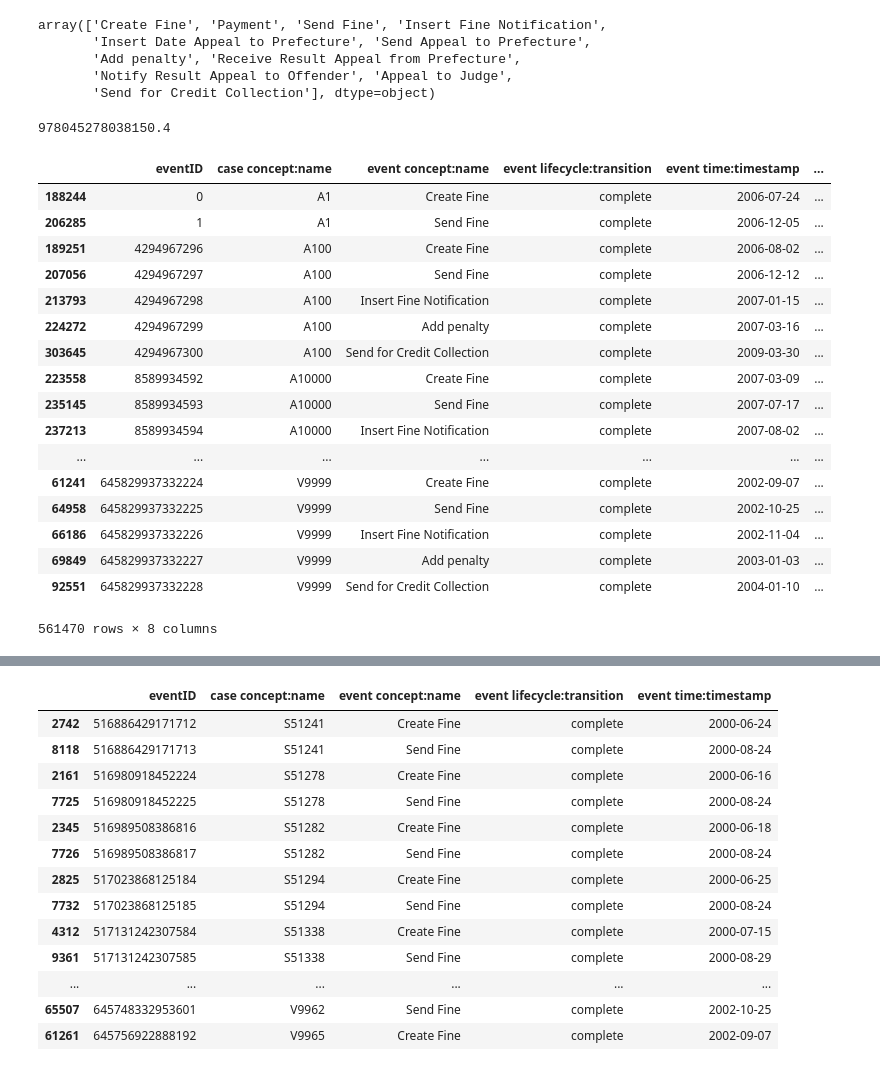
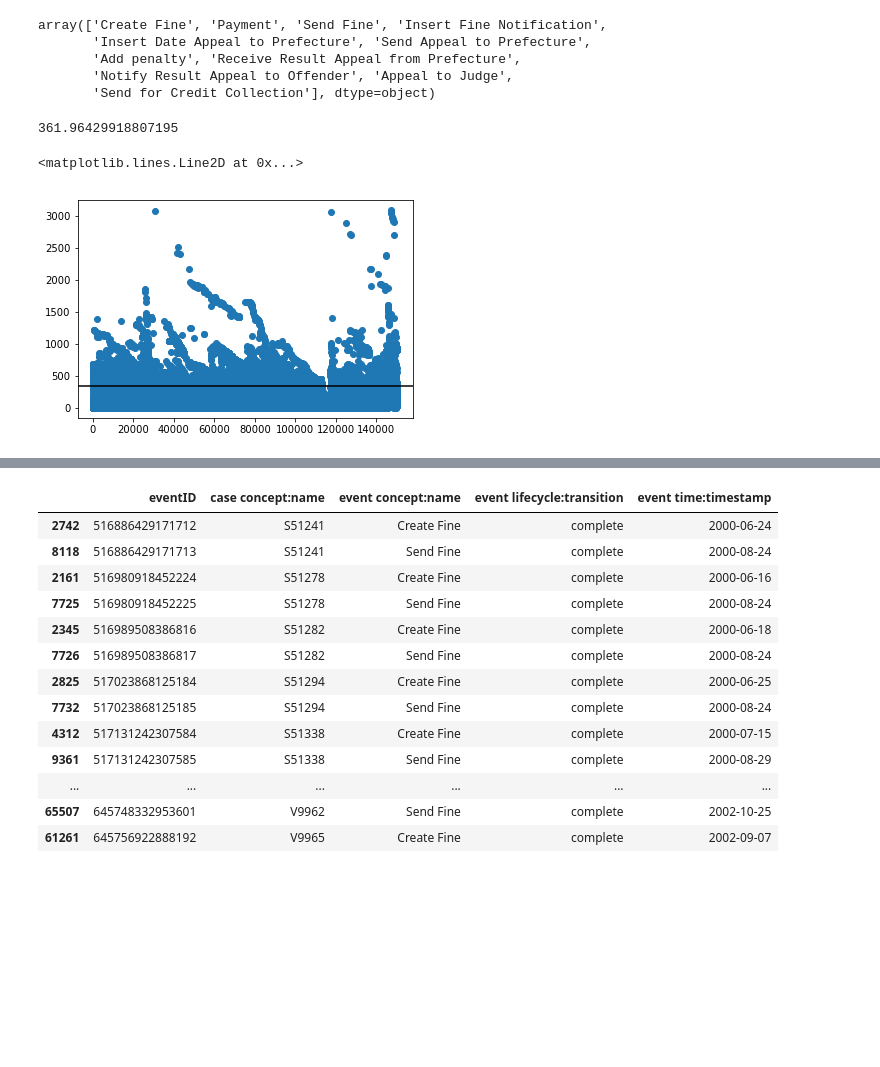
Before and after one commit to dbl-process-mining-group-7/Time-Cycle-Prediction-Tool, a Jupyter notebook: Process Mining test code.ipynb, the cells around one changed output, grey strips where cells are left out. Cells and saved outputs as stored; diff of their text form; code cells hidden in the pictures; blank space fills up the shorter version.

Commit message:
update, implemented naive estimator and some plots for exploration

```diff
--- a/Process Mining test code.ipynb
+++ b/Process Mining test code.ipynb
@@ -74,27 +75,8 @@ def to_days(x):
     return datetime.timedelta(seconds=x)
 df['estimator'] = df['estimator'].apply(to_days)
 # %%
-sum((df['time-to-end'] - df['estimator']).apply(to_seconds).apply(lambda x: x ** 2))/len(df)
+math.sqrt(sum((df['time-to-end'] - df['estimator']).apply(to_seconds).apply(lambda x: x ** 2))/len(df))/3600/24
 # %% [output]
-978045278038150.4
+361.96429918807195
-# %%
-df
-# %% [output]
-|  | eventID | case concept:name | event concept:name | event lifecycle:transition | event time:timestamp | ... |
-| 188244 | 0 | A1 | Create Fine | complete | 2006-07-24 | ... |
-| 206285 | 1 | A1 | Send Fine | complete | 2006-12-05 | ... |
-| 189251 | 4294967296 | A100 | Create Fine | complete | 2006-08-02 | ... |
-| 207056 | 4294967297 | A100 | Send Fine | complete | 2006-12-12 | ... |
-| 213793 | 4294967298 | A100 | Insert Fine Notification | complete | 2007-01-15 | ... |
-| 224272 | 4294967299 | A100 | Add penalty | complete | 2007-03-16 | ... |
-| 303645 | 4294967300 | A100 | Send for Credit Collection | complete | 2009-03-30 | ... |
-| 223558 | 8589934592 | A10000 | Create Fine | complete | 2007-03-09 | ... |
-| 235145 | 8589934593 | A10000 | Send Fine | complete | 2007-07-17 | ... |
-| 237213 | 8589934594 | A10000 | Insert Fine Notification | complete | 2007-08-02 | ... |
-| ... | ... | ... | ... | ... | ... | ... |
-| 61241 | 645829937332224 | V9999 | Create Fine | complete | 2002-09-07 | ... |
-| 64958 | 645829937332225 | V9999 | Send Fine | complete | 2002-10-25 | ... |
-| 66186 | 645829937332226 | V9999 | Insert Fine Notification | complete | 2002-11-04 | ... |
-| 69849 | 645829937332227 | V9999 | Add penalty | complete | 2003-01-03 | ... |
-| 92551 | 645829937332228 | V9999 | Send for Credit Collection | complete | 2004-01-10 | ... |
-561470 rows × 8 columns
+# %%
+times = pd.DataFrame(df.groupby(by='case concept:name')['time-to-end'].max()).reset_index()
@@ -100,0 +86,6 @@ df
+# %%
+plt.scatter(times.index, times['time-to-end'].apply(to_seconds)/3600/34)
+plt.axhline(341, color='black')
+# %% [output]
+<matplotlib.lines.Line2D at 0x...>
+[figure, added]
```
Also changed, not shown: parts of 5 cells of this notebook.
